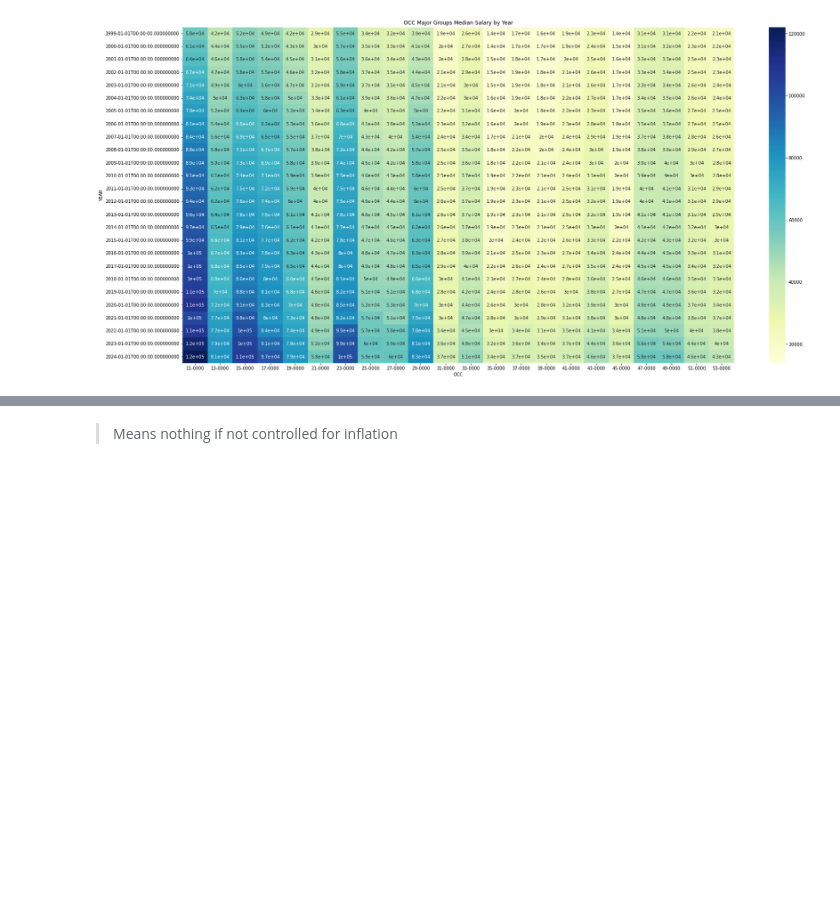
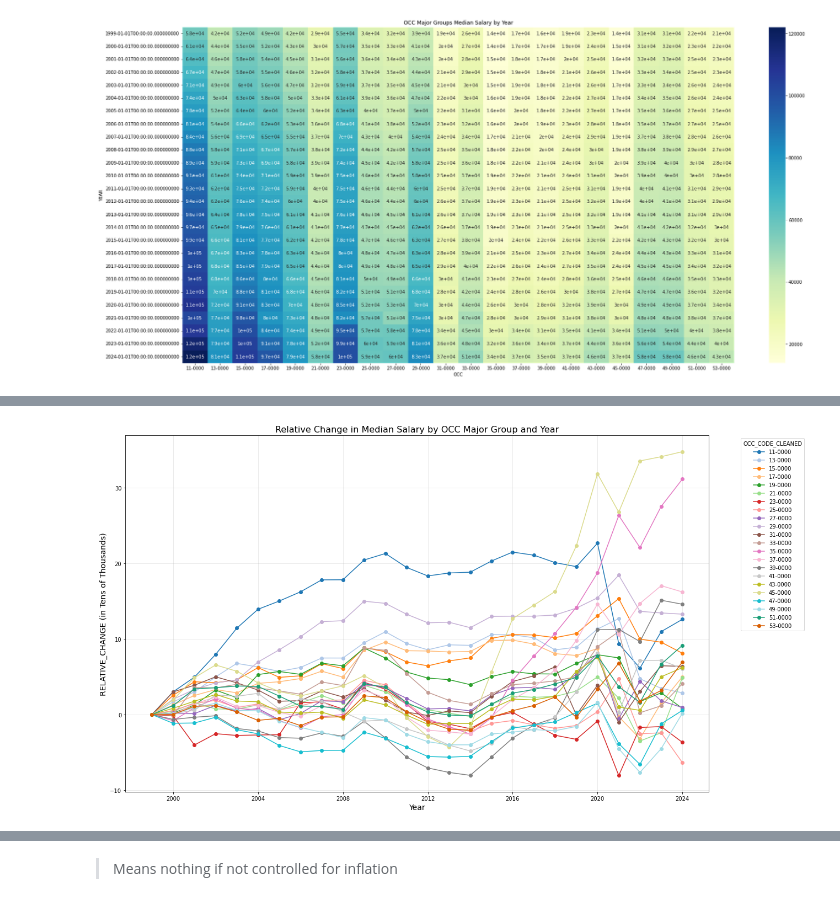
Before and after one commit to charlotteprior/analytics-applications-sp2026-final, a Jupyter notebook: national_employment_eda.ipynb, the cells around one changed output, grey strips where cells are left out. Cells and saved outputs as stored; diff of their text form; code cells hidden in the pictures; blank space fills up the shorter version.

```diff
--- a/national_employment_eda.ipynb
+++ b/national_employment_eda.ipynb
@@ -553,0 +646,14 @@ plt.show()
+# %%
+plt.figure(figsize=(18, 10))
+for occ_code in relative_change_df.columns:
+    plt.plot(relative_change_df.index, relative_change_df[occ_code], marker='o', label=occ_code)
+
+plt.xlabel('Year', fontsize=14)
+plt.ylabel('RELATIVE_CHANGE (in Tens of Thousands)', fontsize=14)
+plt.title('Relative Change in Median Salary by OCC Major Group and Year', fontsize=16)
+plt.legend(title='OCC_CODE_CLEANED', bbox_to_anchor=(1.05, 1), loc='upper left')
+plt.grid(True, alpha=0.3)
+plt.tight_layout()
+plt.show()
+# %% [output]
+[figure, added]
```
Also changed, not shown: parts of 14 cells of this notebook, 1 other file.
